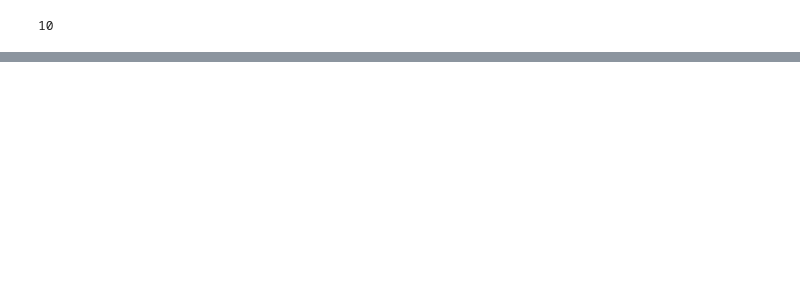
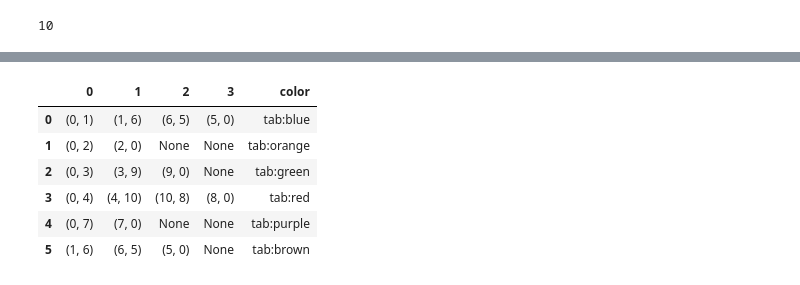
Before and after one commit to EduKru/An-Optimization-Portfolio-Decision-Science, a Jupyter notebook: VRP/VRPTW.ipynb, the cells around one changed output, grey strips where cells are left out. Saved outputs shown, nothing was run; the diff lists cells and outputs as text; code cells hidden in the pictures; blank space fills up the shorter version.

```diff
--- a/VRP/VRPTW.ipynb
+++ b/VRP/VRPTW.ipynb
@@ -116,0 +188,12 @@ len(a)
+# %%
+df = pd.DataFrame(data=routes)
+df["color"]  = color[:df.shape[0]]
+df
+# %% [output]
+|  | 0 | 1 | 2 | 3 | color |
+| 0 | (0, 1) | (1, 6) | (6, 5) | (5, 0) | tab:blue |
+| 1 | (0, 2) | (2, 0) | None | None | tab:orange |
+| 2 | (0, 3) | (3, 9) | (9, 0) | None | tab:green |
+| 3 | (0, 4) | (4, 10) | (10, 8) | (8, 0) | tab:red |
+| 4 | (0, 7) | (7, 0) | None | None | tab:purple |
+| 5 | (1, 6) | (6, 5) | (5, 0) | None | tab:brown |
```
Also changed, not shown: parts of 10 cells of this notebook, 1 other file.
